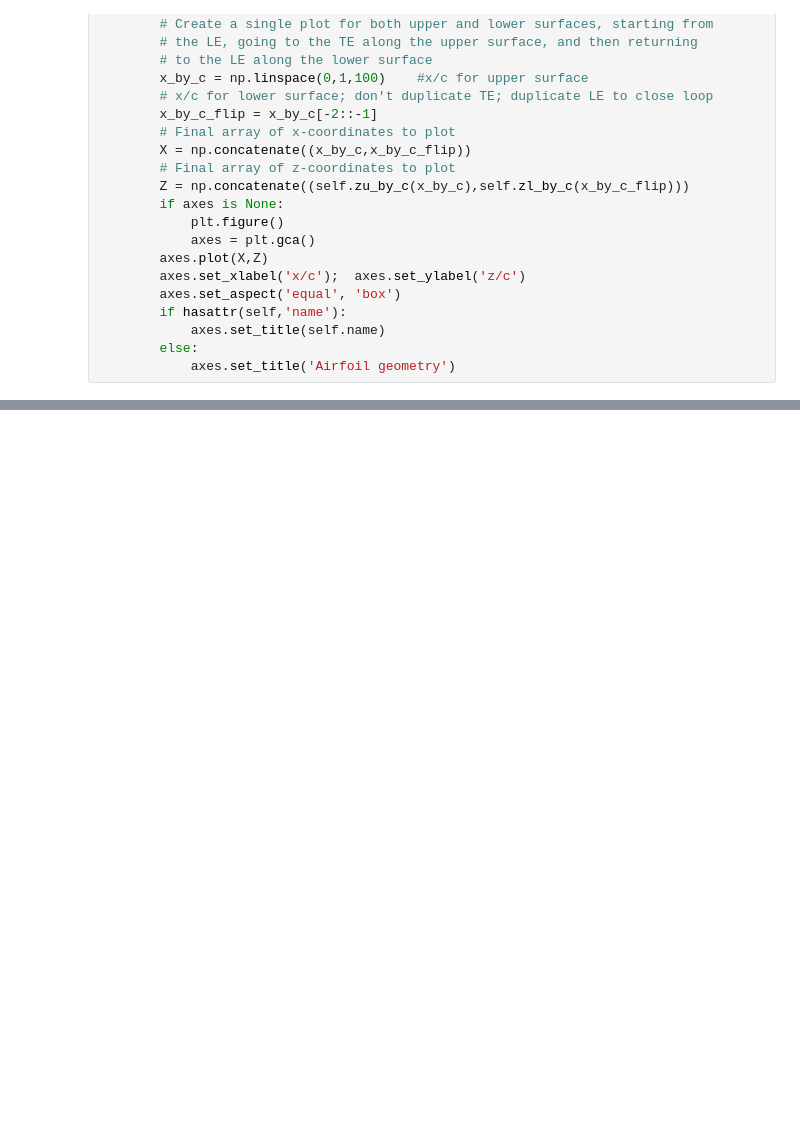
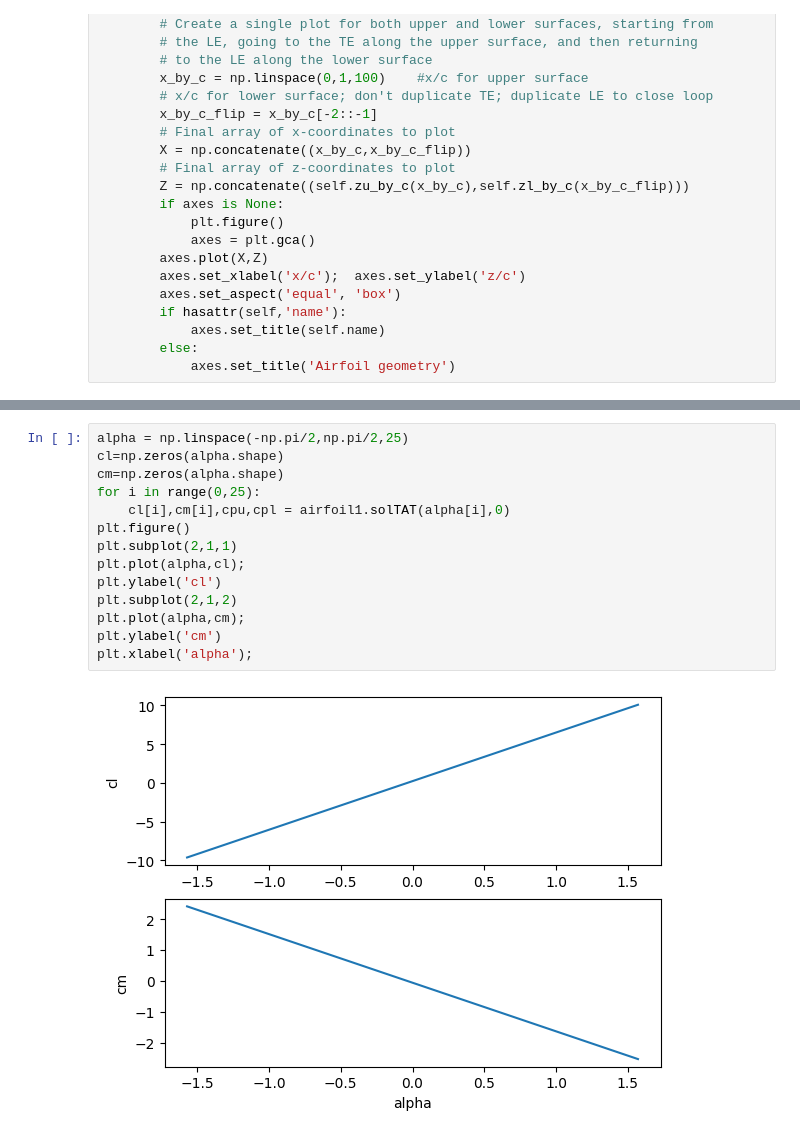
Before and after one commit to lyrickhare/sem5AerobyLK, a Jupyter notebook: sem5 (copy)/AE333/assg2/assg2_20d170022.ipynb, the cells around one changed output, grey strips where cells are left out. Saved outputs shown, nothing was run; the diff lists cells and outputs as text; blank space fills up the shorter version.

```diff
--- a/sem5 (copy)/AE333/assg2/assg2_20d170022.ipynb
+++ b/sem5 (copy)/AE333/assg2/assg2_20d170022.ipynb
@@ -180,0 +236,16 @@ class solTAT():
+# %%
+alpha = np.linspace(-np.pi/2,np.pi/2,25)
+cl=np.zeros(alpha.shape)
+cm=np.zeros(alpha.shape)
+for i in range(0,25):
+    cl[i],cm[i],cpu,cpl = airfoil1.solTAT(alpha[i],0)
+plt.figure()
+plt.subplot(2,1,1)
+plt.plot(alpha,cl);
+plt.ylabel('cl')
+plt.subplot(2,1,2)
+plt.plot(alpha,cm);
+plt.ylabel('cm')
+plt.xlabel('alpha');
+# %% [output]
+[figure, added]
```
Also changed, not shown: parts of 4 cells of this notebook, 3 other files.
